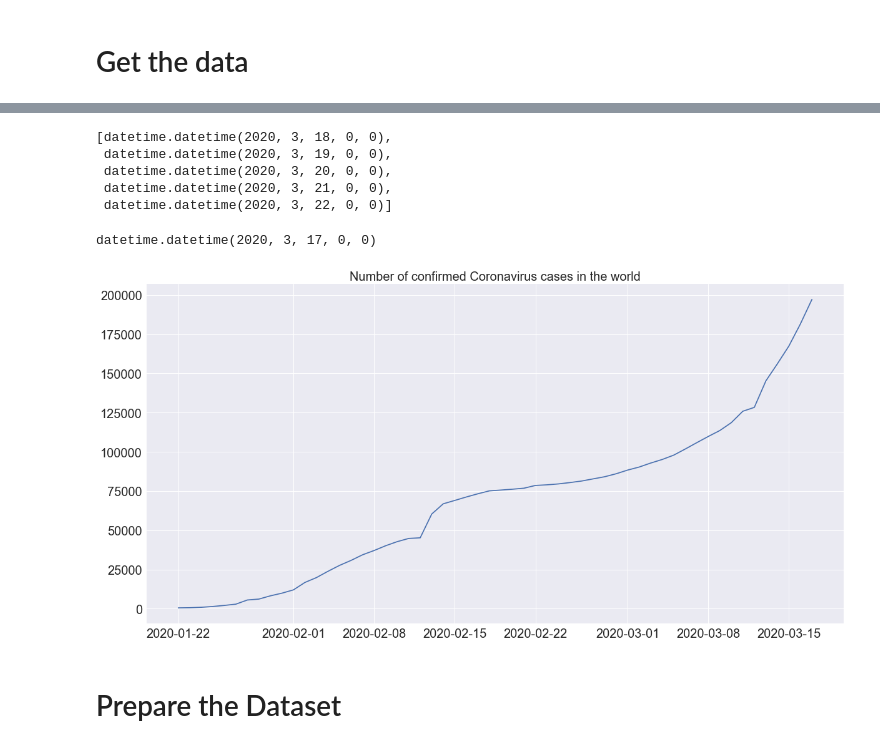
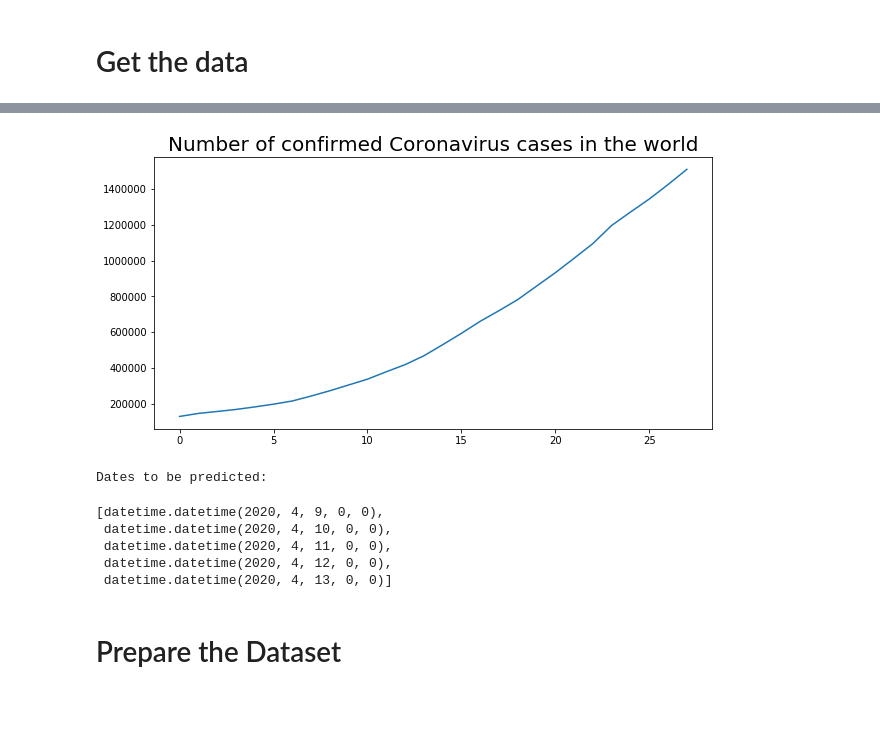
Before and after one commit to meysamrezaee/Coronavirus-cases-prediction, a Jupyter notebook: Coronavirus world case prediction.ipynb, the cells around one changed output, grey strips where cells are left out. Saved outputs shown, nothing was run; the diff lists cells and outputs as text; code cells hidden in the pictures; blank space fills up the shorter version.

```diff
--- a/Coronavirus world case prediction.ipynb
+++ b/Coronavirus world case prediction.ipynb
@@ -44,0 +45,8 @@ rawData
+# %%
+import matplotlib.pyplot as plt
+plt.figure(figsize=(10, 5))
+plt.title('Number of confirmed Coronavirus cases in the world', size=20)
+plt.plot(range(len(rawData[50:])), rawData[50:])
+plt.show()
+# %% [output]
+[figure, added]
@@ -45,30 +58,20 @@ rawData
 # %%
 import datetime
-numberOfDaysToForcast = 5
-numberOfAvailableDays = len(df.columns) - 4
+numberOfAvailableDays = len(rawData)
 numberOfDays = numberOfAvailableDays + numberOfDaysToForcast
 day1 = datetime.datetime.strptime('1/22/2020', '%m/%d/%Y')
-availableDateRange = [day1 + datetime.timedelta(days=x) for x in range(numberOfAvailableDays)]
+day50 = day1 + datetime.timedelta(days=50)
+availableDateRange = [day50 + datetime.timedelta(days=x) for x in range(numberOfAvailableDays)]
 futureDateRange = [availableDateRange[-1]  + datetime.timedelta(days=x) for x in range(1, numberOfDaysToForcast + 1)]
-fullDateRange = [day1 + datetime.timedelta(days=x) for x in range(numberOfDays)]
+fullAvailableDateRange = [day1 + datetime.timedelta(days=x) for x in range(len(originalData))]
+print('Dates to be predicted:')
 futureDateRange
 # %% [output]
-[datetime.datetime(2020, 3, 18, 0, 0),
- datetime.datetime(2020, 3, 19, 0, 0),
- datetime.datetime(2020, 3, 20, 0, 0),
- datetime.datetime(2020, 3, 21, 0, 0),
- datetime.datetime(2020, 3, 22, 0, 0)]
+Dates to be predicted:
+[datetime.datetime(2020, 4, 9, 0, 0),
+ datetime.datetime(2020, 4, 10, 0, 0),
+ datetime.datetime(2020, 4, 11, 0, 0),
+ datetime.datetime(2020, 4, 12, 0, 0),
+ datetime.datetime(2020, 4, 13, 0, 0)]
-# %%
-availableDateRange[-1]
-# %% [output]
-datetime.datetime(2020, 3, 17, 0, 0)
-# %%
-import matplotlib.pyplot as plt
-plt.figure(figsize=(20, 10))
-plt.title('Number of confirmed Coronavirus cases in the world', size=20)
-plt.plot(availableDateRange, rawData)
-plt.show()
-# %% [output]
-[figure, removed]
 # %% [markdown]
 # Prepare the Dataset
```
Also changed, not shown: parts of 68 cells of this notebook.
